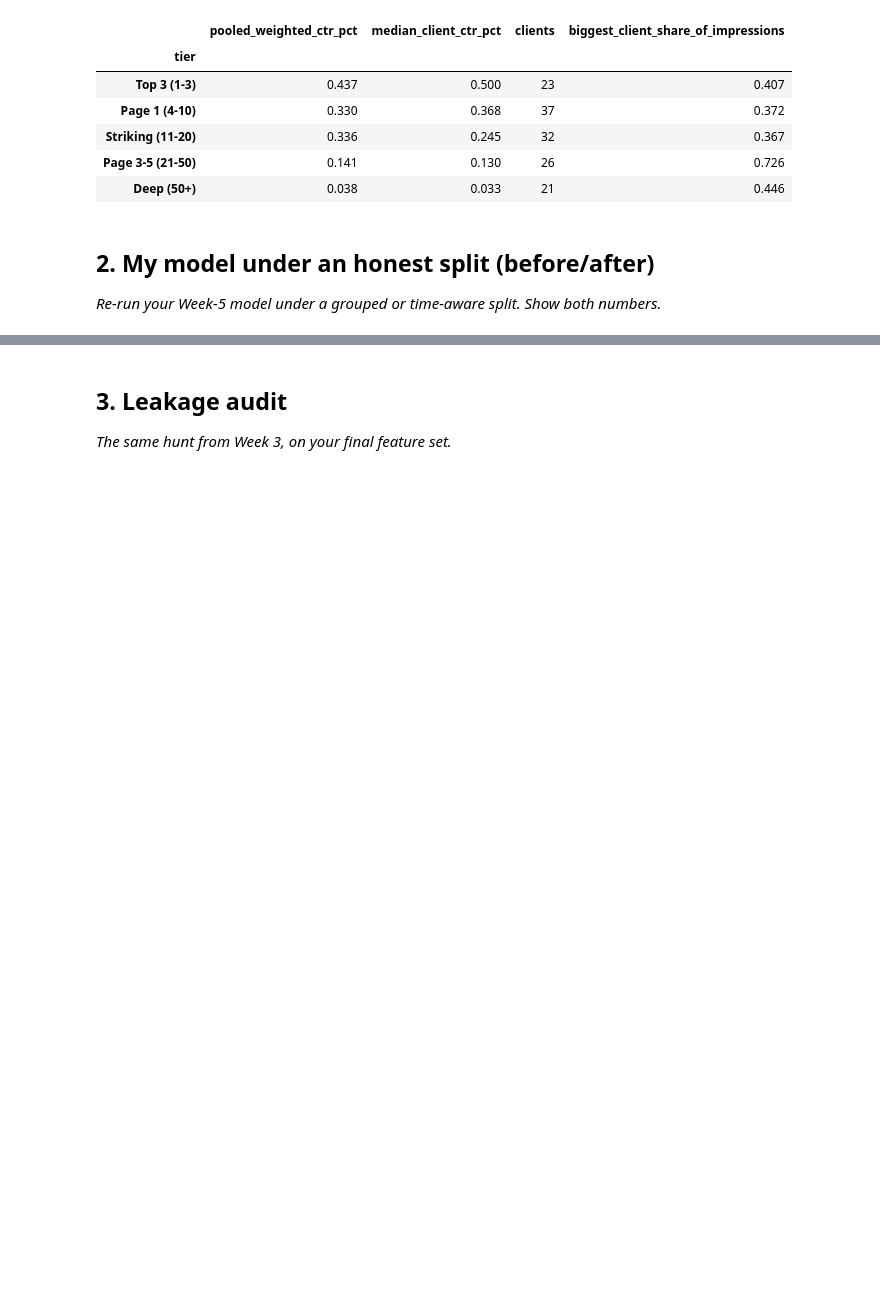
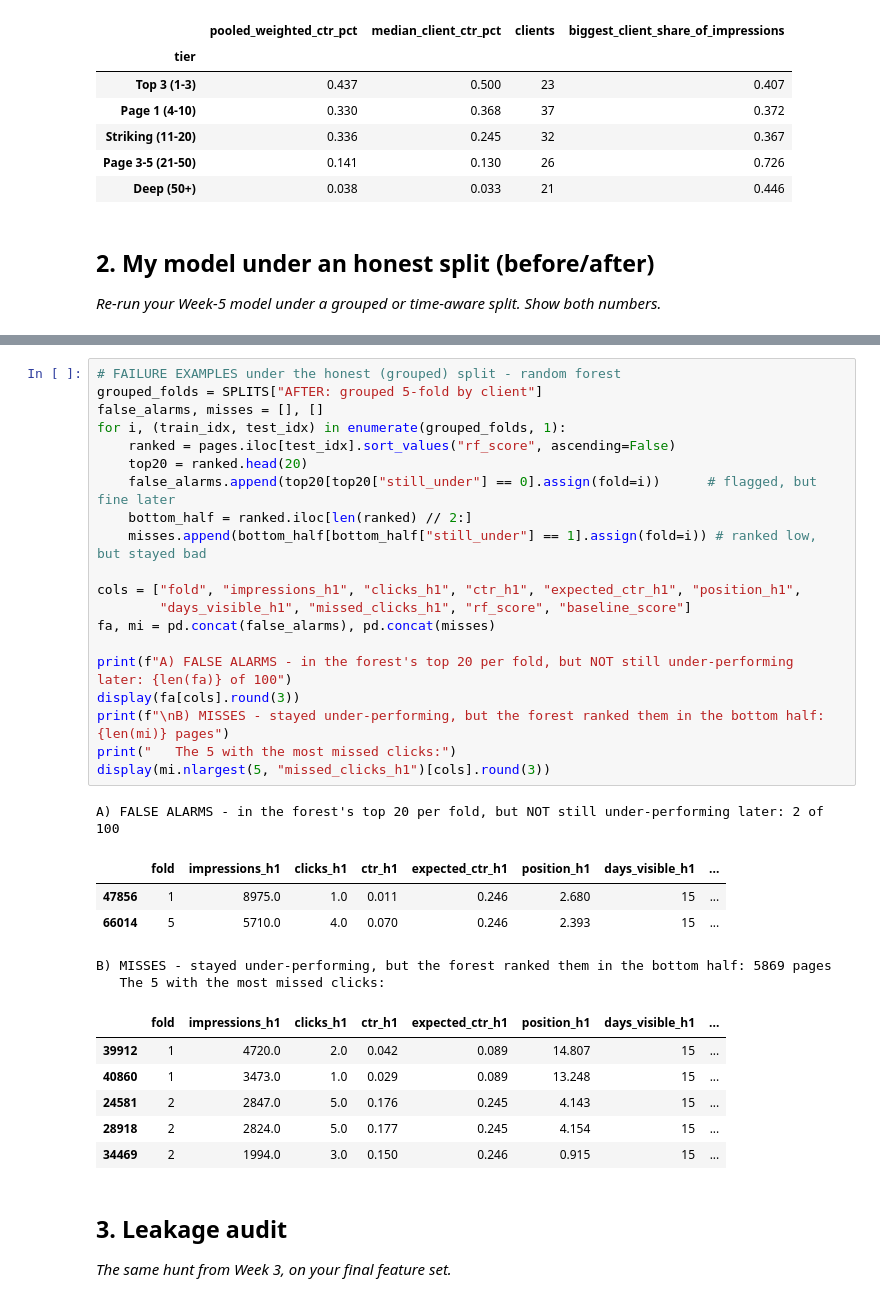
Before and after one commit to jjcodes999/flyrank-ml-repo, a Jupyter notebook: work/notebooks/w06_validation_audit.ipynb, the cells around one changed output, grey strips where cells are left out. Cells and saved outputs as stored; diff of their text form; blank space fills up the shorter version.

```diff
--- a/work/notebooks/w06_validation_audit.ipynb
+++ b/work/notebooks/w06_validation_audit.ipynb
@@ -126,3 +194,36 @@ Pages: 75817 | clients: 37 | base rate: 0.35 | scikit-learn 1.6.1
+# %%
+# FAILURE EXAMPLES under the honest (grouped) split - random forest
+grouped_folds = SPLITS["AFTER: grouped 5-fold by client"]
+false_alarms, misses = [], []
+for i, (train_idx, test_idx) in enumerate(grouped_folds, 1):
+    ranked = pages.iloc[test_idx].sort_values("rf_score", ascending=False)
+    top20 = ranked.head(20)
+    false_alarms.append(top20[top20["still_under"] == 0].assign(fold=i))      # flagged, but fine later
+    bottom_half = ranked.iloc[len(ranked) // 2:]
+    misses.append(bottom_half[bottom_half["still_under"] == 1].assign(fold=i)) # ranked low, but stayed bad
+
+cols = ["fold", "impressions_h1", "clicks_h1", "ctr_h1", "expected_ctr_h1", "position_h1",
+        "days_visible_h1", "missed_clicks_h1", "rf_score", "baseline_score"]
+fa, mi = pd.concat(false_alarms), pd.concat(misses)
+
+print(f"A) FALSE ALARMS - in the forest's top 20 per fold, but NOT still under-performing later: {len(fa)} of 100")
+display(fa[cols].round(3))
+print(f"\nB) MISSES - stayed under-performing, but the forest ranked them in the bottom half: {len(mi)} pages")
+print("   The 5 with the most missed clicks:")
+display(mi.nlargest(5, "missed_clicks_h1")[cols].round(3))
+# %% [output]
+A) FALSE ALARMS - in the forest's top 20 per fold, but NOT still under-performing later: 2 of 100
+|  | fold | impressions_h1 | clicks_h1 | ctr_h1 | expected_ctr_h1 | position_h1 | days_visible_h1 | ... |
+| 47856 | 1 | 8975.0 | 1.0 | 0.011 | 0.246 | 2.680 | 15 | ... |
+| 66014 | 5 | 5710.0 | 4.0 | 0.070 | 0.246 | 2.393 | 15 | ... |
+B) MISSES - stayed under-performing, but the forest ranked them in the bottom half: 5869 pages
+   The 5 with the most missed clicks:
+|  | fold | impressions_h1 | clicks_h1 | ctr_h1 | expected_ctr_h1 | position_h1 | days_visible_h1 | ... |
+| 39912 | 1 | 4720.0 | 2.0 | 0.042 | 0.089 | 14.807 | 15 | ... |
+| 40860 | 1 | 3473.0 | 1.0 | 0.029 | 0.089 | 13.248 | 15 | ... |
+| 24581 | 2 | 2847.0 | 5.0 | 0.176 | 0.245 | 4.143 | 15 | ... |
+| 28918 | 2 | 2824.0 | 5.0 | 0.177 | 0.245 | 4.154 | 15 | ... |
+| 34469 | 2 | 1994.0 | 3.0 | 0.150 | 0.246 | 0.915 | 15 | ... |
 # %% [markdown]
 ## 3. Leakage audit
 
```
Also changed, not shown: parts of 3 cells of this notebook.
